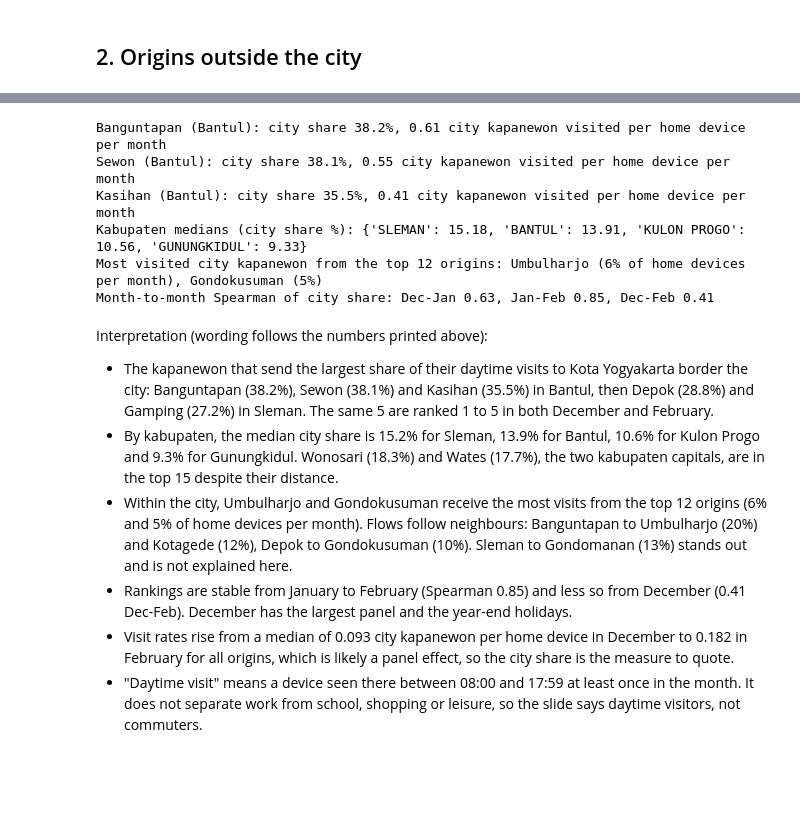
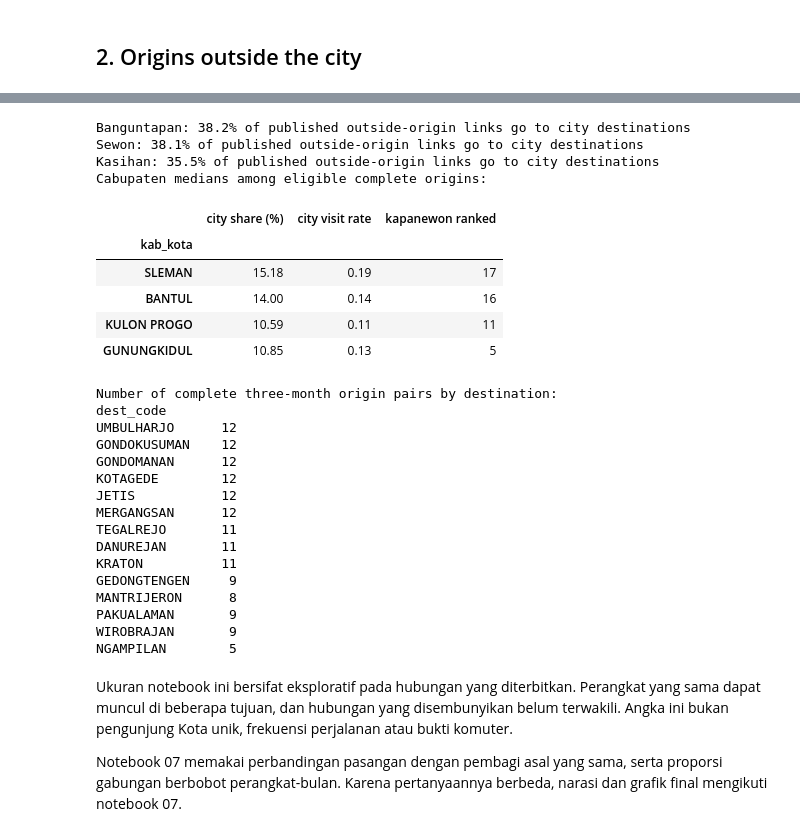
Before and after one commit to FachryAlfareeza/JogjaHumanMobility, a Jupyter notebook: notebooks/05_daytime_visits.ipynb, the cells around one changed output, grey strips where cells are left out. Drawn from its saved outputs; the diff is of its cells as text; code cells hidden in the pictures; blank space fills up the shorter version.

```diff
--- a/notebooks/05_daytime_visits.ipynb
+++ b/notebooks/05_daytime_visits.ipynb
@@ -197,26 +207,41 @@ NGAMPILAN       0.9
 # %%
-for r in res.head(3).itertuples():
-    print(f"{r.kapanewon.title()} ({r.kab_kota.title()}): city share {r[1]:.1f}%, "
-          f"{r[2]:.2f} city kapanewon visited per home device per month")
-print("Kabupaten medians (city share %):", kab_tbl["city share (%)"].to_dict())
-print(f"Most visited city kapanewon from the top 12 origins: "
-      f"{dest_names[pair.columns[0]].title()} ({pair.mean().iloc[0] * 100:.0f}% of home devices per month), "
-      f"{dest_names[pair.columns[1]].title()} ({pair.mean().iloc[1] * 100:.0f}%)")
-r = city_share.loc[outside].corr(method="spearman")
-print(f"Month-to-month Spearman of city share: Dec-Jan {r.iloc[0, 1]:.2f}, Jan-Feb {r.iloc[1, 2]:.2f}, Dec-Feb {r.iloc[0, 2]:.2f}")
+for row in res.head(3).itertuples():
+    print(f"{row.kapanewon.title()}: {row[1]:.1f}% of published outside-origin links go to city destinations")
+print("Cabupaten medians among eligible complete origins:")
+display(kab_tbl)
+print("Number of complete three-month origin pairs by destination:")
+print(pair.notna().sum().rename(dest_names).to_string())
 # %% [output]
-Banguntapan (Bantul): city share 38.2%, 0.61 city kapanewon visited per home device per month
-Sewon (Bantul): city share 38.1%, 0.55 city kapanewon visited per home device per month
-Kasihan (Bantul): city share 35.5%, 0.41 city kapanewon visited per home device per month
-Kabupaten medians (city share %): {'SLEMAN': 15.18, 'BANTUL': 13.91, 'KULON PROGO': 10.56, 'GUNUNGKIDUL': 9.33}
-Most visited city kapanewon from the top 12 origins: Umbulharjo (6% of home devices per month), Gondokusuman (5%)
-Month-to-month Spearman of city share: Dec-Jan 0.63, Jan-Feb 0.85, Dec-Feb 0.41
+Banguntapan: 38.2% of published outside-origin links go to city destinations
+Sewon: 38.1% of published outside-origin links go to city destinations
+Kasihan: 35.5% of published outside-origin links go to city destinations
+Cabupaten medians among eligible complete origins:
+|  | city share (%) | city visit rate | kapanewon ranked |
+| kab_kota |  |  |  |
+| SLEMAN | 15.18 | 0.19 | 17 |
+| BANTUL | 14.00 | 0.14 | 16 |
+| KULON PROGO | 10.59 | 0.11 | 11 |
+| GUNUNGKIDUL | 10.85 | 0.13 | 5 |
+Number of complete three-month origin pairs by destination:
+dest_code
+UMBULHARJO      12
+GONDOKUSUMAN    12
+GONDOMANAN      12
+KOTAGEDE        12
+JETIS           12
+MERGANGSAN      12
+TEGALREJO       11
+DANUREJAN       11
+KRATON          11
+GEDONGTENGEN     9
+MANTRIJERON      8
+PAKUALAMAN       9
+WIROBRAJAN       9
+NGAMPILAN        5
 # %% [markdown]
-Interpretation (wording follows the numbers printed above):
+Ukuran notebook ini bersifat eksploratif pada hubungan yang diterbitkan. Perangkat yang
+sama dapat muncul di beberapa tujuan, dan hubungan yang disembunyikan belum terwakili.
+Angka ini bukan pengunjung Kota unik, frekuensi perjalanan atau bukti komuter.
 
-- The kapanewon that send the largest share of their daytime visits to Kota Yogyakarta border the city: Banguntapan (38.2%), Sewon (38.1%) and Kasihan (35.5%) in Bantul, then Depok (28.8%) and Gamping (27.2%) in Sleman. The same 5 are ranked 1 to 5 in both December and February.
-- By kabupaten, the median city share is 15.2% for Sleman, 13.9% for Bantul, 10.6% for Kulon Progo and 9.3% for Gunungkidul. Wonosari (18.3%) and Wates (17.7%), the two kabupaten capitals, are in the top 15 despite their distance.
-- Within the city, Umbulharjo and Gondokusuman receive the most visits from the top 12 origins (6% and 5% of home devices per month). Flows follow neighbours: Banguntapan to Umbulharjo (20%) and Kotagede (12%), Depok to Gondokusuman (10%). Sleman to Gondomanan (13%) stands out and is not explained here.
-- Rankings are stable from January to February (Spearman 0.85) and less so from December (0.41 Dec-Feb). December has the largest panel and the year-end holidays.
-- Visit rates rise from a median of 0.093 city kapanewon per home device in December to 0.182 in February for all origins, which is likely a panel effect, so the city share is the measure to quote.
-- "Daytime visit" means a device seen there between 08:00 and 17:59 at least once in the month. It does not separate work from school, shopping or leisure, so the slide says daytime visitors, not commuters.
+Notebook 07 memakai perbandingan pasangan dengan pembagi asal yang sama, serta proporsi gabungan
+berbobot perangkat-bulan. Karena pertanyaannya berbeda, narasi dan grafik final mengikuti notebook 07.
```
Also changed, not shown: parts of 8 cells of this notebook, 7 other files.
